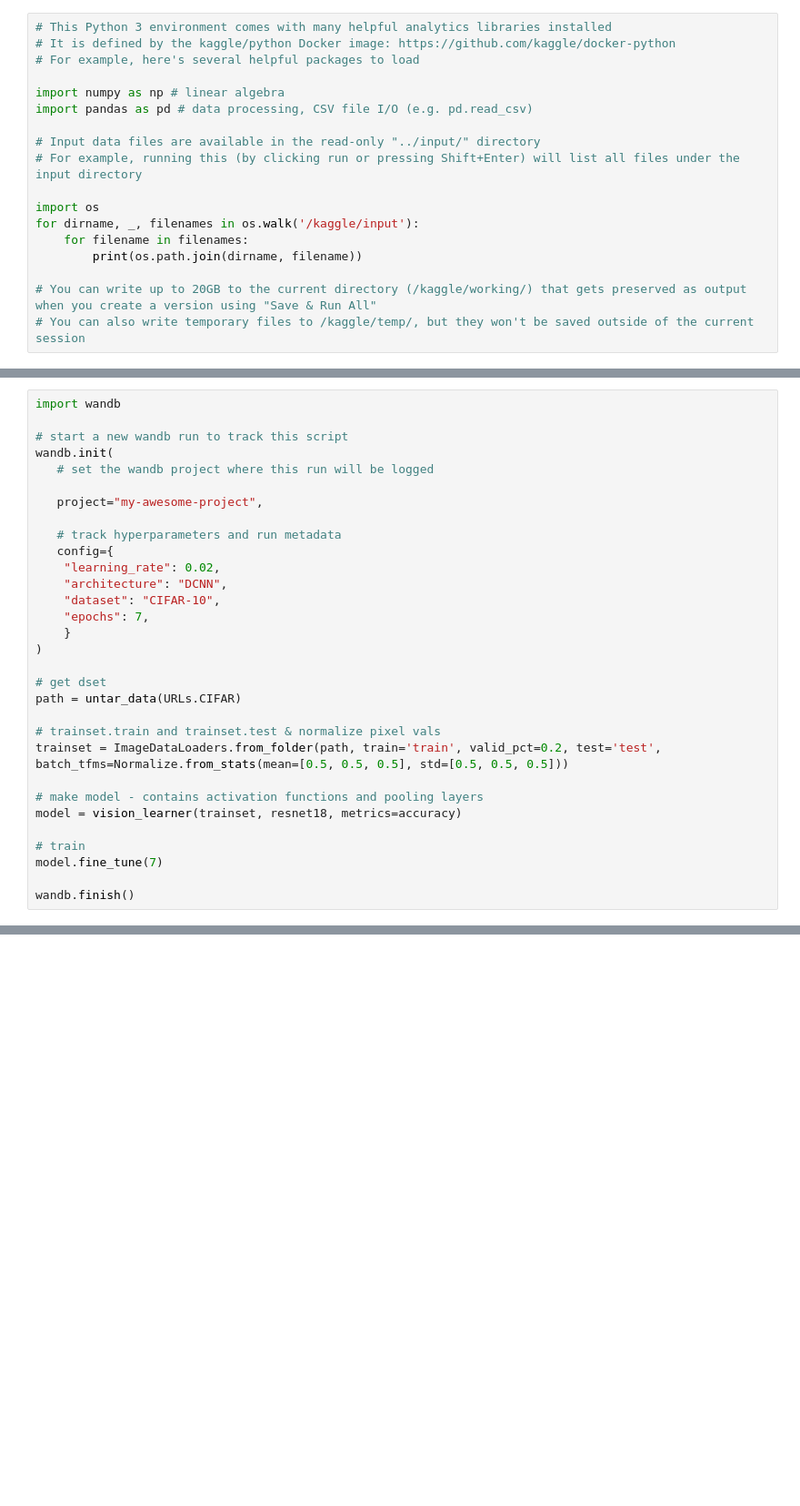
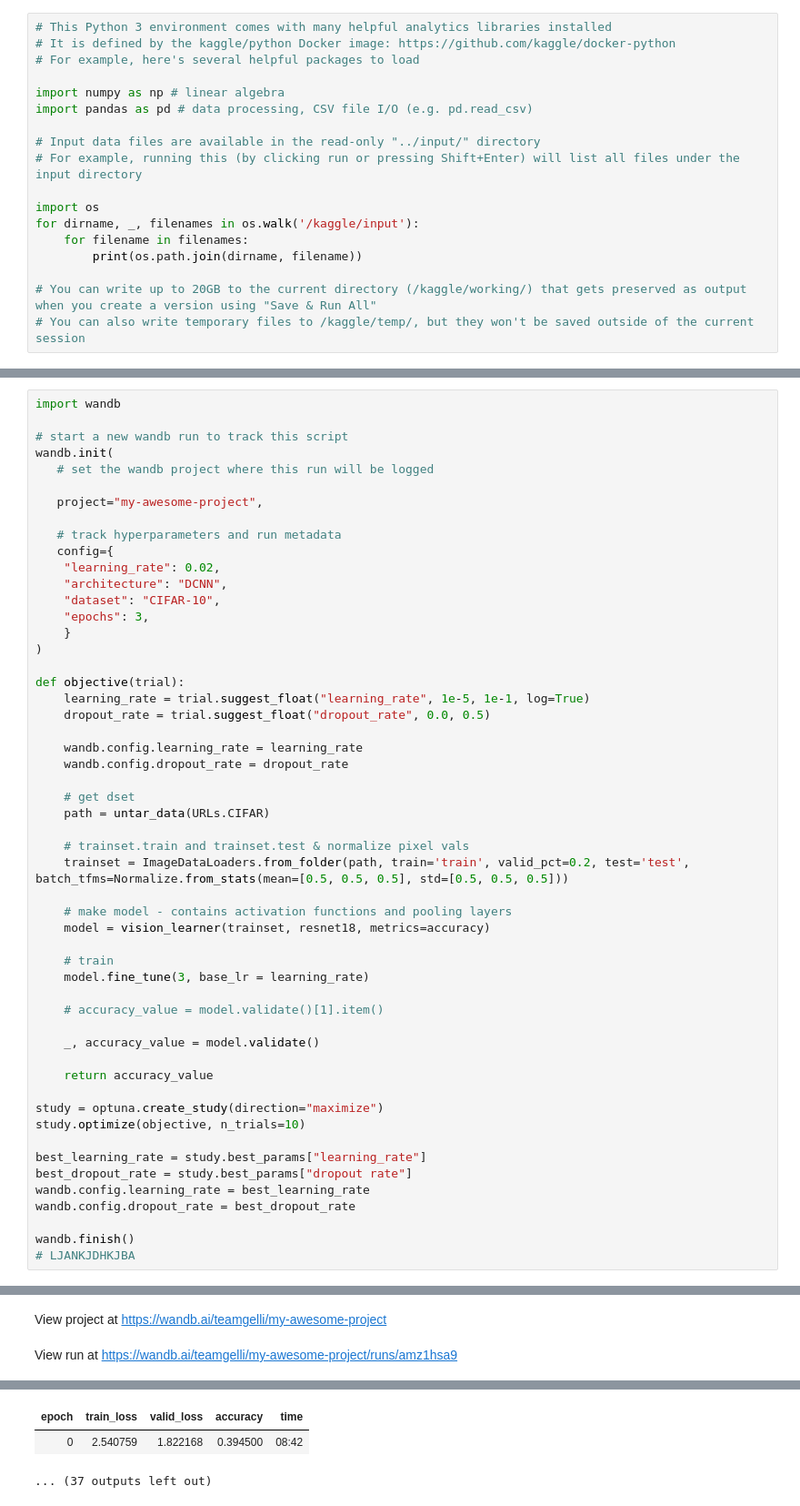
Before and after one commit to CaiaG/tasks, a Jupyter notebook: first-task.ipynb, the cells around one changed output, grey strips where cells are left out. Shown at 91% size. Drawn from its saved outputs; the diff is of its cells as text; blank space fills up the shorter version.

```diff
--- a/first-task.ipynb
+++ b/first-task.ipynb
@@ -34,20 +56,43 @@ wandb.init(
     "learning_rate": 0.02,
     "architecture": "DCNN",
     "dataset": "CIFAR-10",
-    "epochs": 7,
+    "epochs": 3,
     }
 )
 
-# get dset
-path = untar_data(URLs.CIFAR)
+def objective(trial):
+    learning_rate = trial.suggest_float("learning_rate", 1e-5, 1e-1, log=True)
+    dropout_rate = trial.suggest_float("dropout_rate", 0.0, 0.5)
 
-# trainset.train and trainset.test & normalize pixel vals
-trainset = ImageDataLoaders.from_folder(path, train='train', valid_pct=0.2, test='test', batch_tfms=Normalize.from_stats(mean=[0.5, 0.5, 0.5], std=[0.5, 0.5, 0.5]))
+    wandb.config.learning_rate = learning_rate
+    wandb.config.dropout_rate = dropout_rate
 
-# make model - contains activation functions and pooling layers
-model = vision_learner(trainset, resnet18, metrics=accuracy)
+    # get dset
+    path = untar_data(URLs.CIFAR)
 
-# train
-model.fine_tune(7)
+    # trainset.train and trainset.test & normalize pixel vals
+    trainset = ImageDataLoaders.from_folder(path, train='train', valid_pct=0.2, test='test', batch_tfms=Normalize.from_stats(mean=[0.5, 0.5, 0.5], std=[0.5, 0.5, 0.5]))
+
+    # make model - contains activation functions and pooling layers
+    model = vision_learner(trainset, resnet18, metrics=accuracy)
+
+    # train
+    model.fine_tune(3, base_lr = learning_rate)
+
+    # accuracy_value = model.validate()[1].item()
+
+    _, accuracy_value = model.validate()
+
+    return accuracy_value
+
+study = optuna.create_study(direction="maximize")
+study.optimize(objective, n_trials=10)
+
+best_learning_rate = study.best_params["learning_rate"]
+best_dropout_rate = study.best_params["dropout rate"]
+wandb.config.learning_rate = best_learning_rate
+wandb.config.dropout_rate = best_dropout_rate
 
 wandb.finish()
+# LJANKJDHKJBA
+# %% [output]
@@ -53,0 +108,2 @@ wandb.finish()
+View project at https://wandb.ai/teamgelli/my-awesome-project
+View run at https://wandb.ai/teamgelli/my-awesome-project/runs/amz1hsa9
@@ -53,0 +111,3 @@ wandb.finish()
+| epoch | train_loss | valid_loss | accuracy | time |
+| 0 | 2.540759 | 1.822168 | 0.394500 | 08:42 |
+... (37 outputs left out)
```
Also changed, not shown: parts of 3 cells of this notebook, 27 other files.
